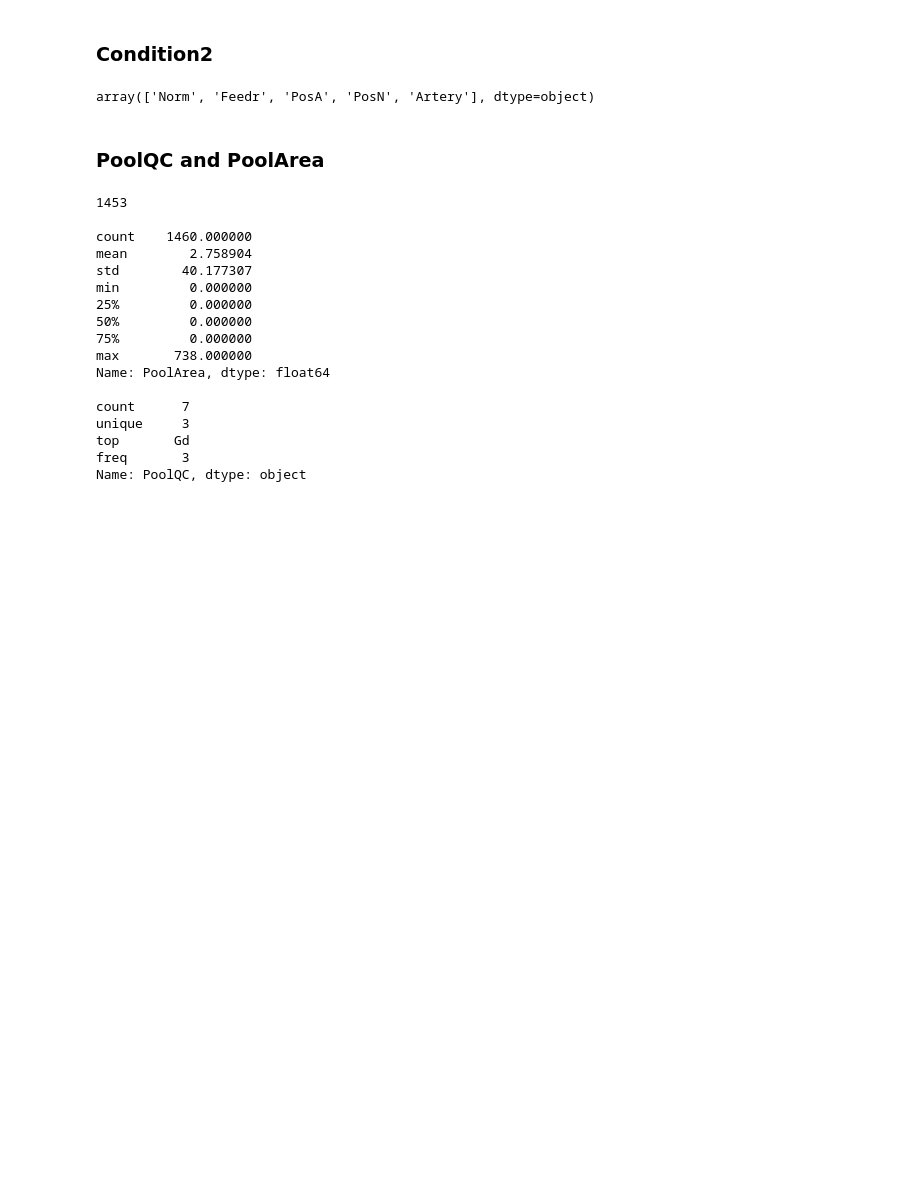
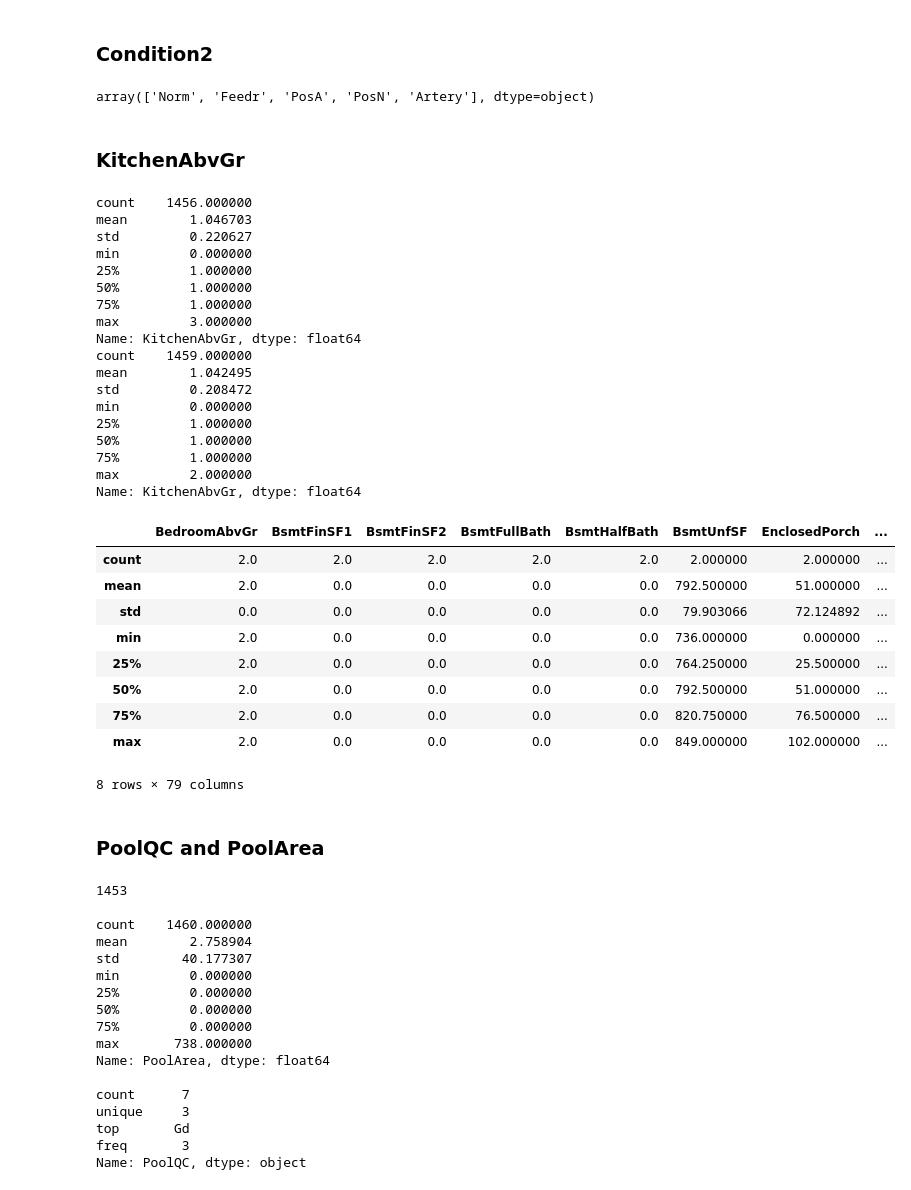
Before and after one commit to teren4m/ai, a Jupyter notebook: house-prices-advanced-regression-techniques/feature_research.ipynb, the cells around one changed output. Cells and saved outputs as stored; diff of their text form; code cells hidden in the pictures; blank space fills up the shorter version.

```diff
--- a/house-prices-advanced-regression-techniques/feature_research.ipynb
+++ b/house-prices-advanced-regression-techniques/feature_research.ipynb
@@ -101,6 +102,41 @@ Name: Utilities, dtype: object
 df_test.Condition2.unique()
 # %% [output]
 array(['Norm', 'Feedr', 'PosA', 'PosN', 'Artery'], dtype=object)
+# %% [markdown]
+### KitchenAbvGr ###
+# %%
+print(X.KitchenAbvGr.describe())
+print(df_test.KitchenAbvGr.describe())
+X.loc[X.KitchenAbvGr > 2].describe()
+# %% [output]
+count    1456.000000
+mean        1.046703
+std         0.220627
+min         0.000000
+25%         1.000000
+50%         1.000000
+75%         1.000000
+max         3.000000
+Name: KitchenAbvGr, dtype: float64
+count    1459.000000
+mean        1.042495
+std         0.208472
+min         0.000000
+25%         1.000000
+50%         1.000000
+75%         1.000000
+max         2.000000
+Name: KitchenAbvGr, dtype: float64
+|  | BedroomAbvGr | BsmtFinSF1 | BsmtFinSF2 | BsmtFullBath | BsmtHalfBath | BsmtUnfSF | EnclosedPorch | ... |
+| count | 2.0 | 2.0 | 2.0 | 2.0 | 2.0 | 2.000000 | 2.000000 | ... |
+| mean | 2.0 | 0.0 | 0.0 | 0.0 | 0.0 | 792.500000 | 51.000000 | ... |
+| std | 0.0 | 0.0 | 0.0 | 0.0 | 0.0 | 79.903066 | 72.124892 | ... |
+| min | 2.0 | 0.0 | 0.0 | 0.0 | 0.0 | 736.000000 | 0.000000 | ... |
+| 25% | 2.0 | 0.0 | 0.0 | 0.0 | 0.0 | 764.250000 | 25.500000 | ... |
+| 50% | 2.0 | 0.0 | 0.0 | 0.0 | 0.0 | 792.500000 | 51.000000 | ... |
+| 75% | 2.0 | 0.0 | 0.0 | 0.0 | 0.0 | 820.750000 | 76.500000 | ... |
+| max | 2.0 | 0.0 | 0.0 | 0.0 | 0.0 | 849.000000 | 102.000000 | ... |
+8 rows × 79 columns
 # %% [markdown]
 ### PoolQC and  PoolArea ###
 # %%
```
Also changed, not shown: parts of 9 cells of this notebook, 7 other files.
